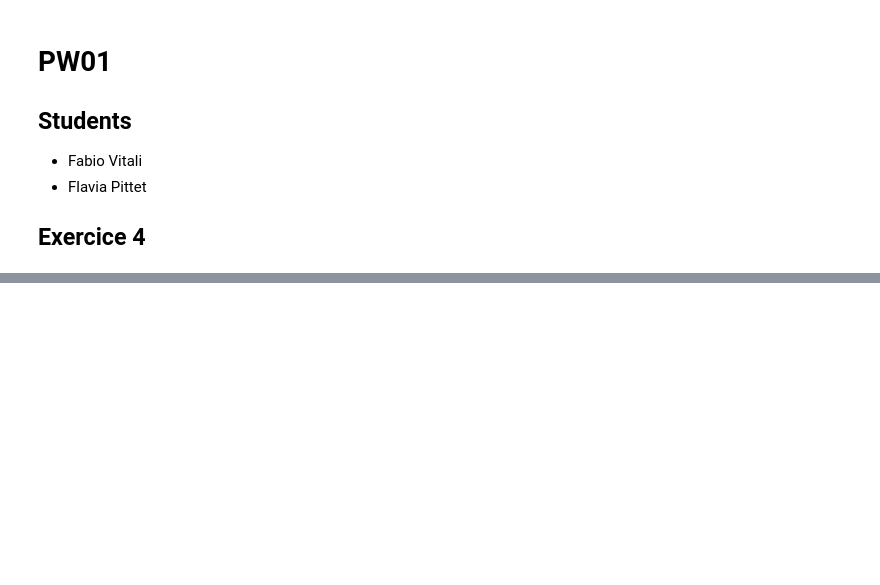
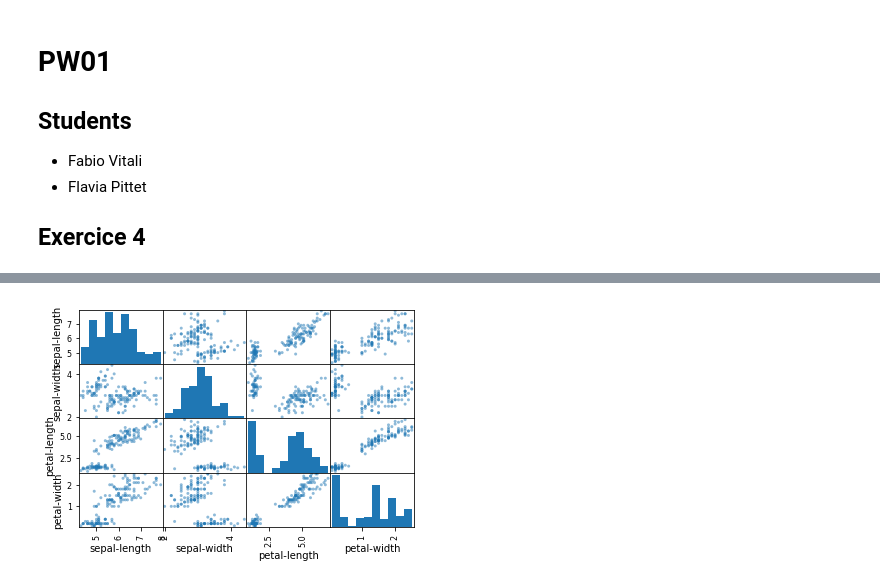
Before and after one commit to flavz27/mach_le_mse, a Jupyter notebook: PW01/PW01.ipynb, the cells around one changed output, grey strips where cells are left out. Cells and saved outputs as stored; diff of their text form; code cells hidden in the pictures; blank space fills up the shorter version.

```diff
--- a/PW01/PW01.ipynb
+++ b/PW01/PW01.ipynb
@@ -63,0 +8,30 @@ Automatically created module for IPython interactive environment
+# %%
+# credit goes to : https://machinelearningmastery.com/machine-learning-in-python-step-by-step/ for the tutorial and code
+# Load libraries
+import pandas
+from pandas.plotting import scatter_matrix
+import matplotlib.pyplot as plt
+from sklearn import model_selection
+from sklearn.metrics import classification_report
+from sklearn.metrics import confusion_matrix
+from sklearn.metrics import accuracy_score
+from sklearn.linear_model import LogisticRegression
+from sklearn.tree import DecisionTreeClassifier
+from sklearn.neighbors import KNeighborsClassifier
+from sklearn.discriminant_analysis import LinearDiscriminantAnalysis
+from sklearn.naive_bayes import GaussianNB
+from sklearn.svm import SVC
+
+
+# Load dataset
+url = "https://raw.githubusercontent.com/jbrownlee/Datasets/master/iris.csv"
+names = ['sepal-length', 'sepal-width', 'petal-length', 'petal-width', 'class']
+dataset = pandas.read_csv(url, names=names)
+
+
+
+# scatter plot matrix
+scatter_matrix(dataset)
+plt.show()
+# %% [output]
+[figure, added]
```
Also changed, not shown: parts of 1 cell of this notebook.
